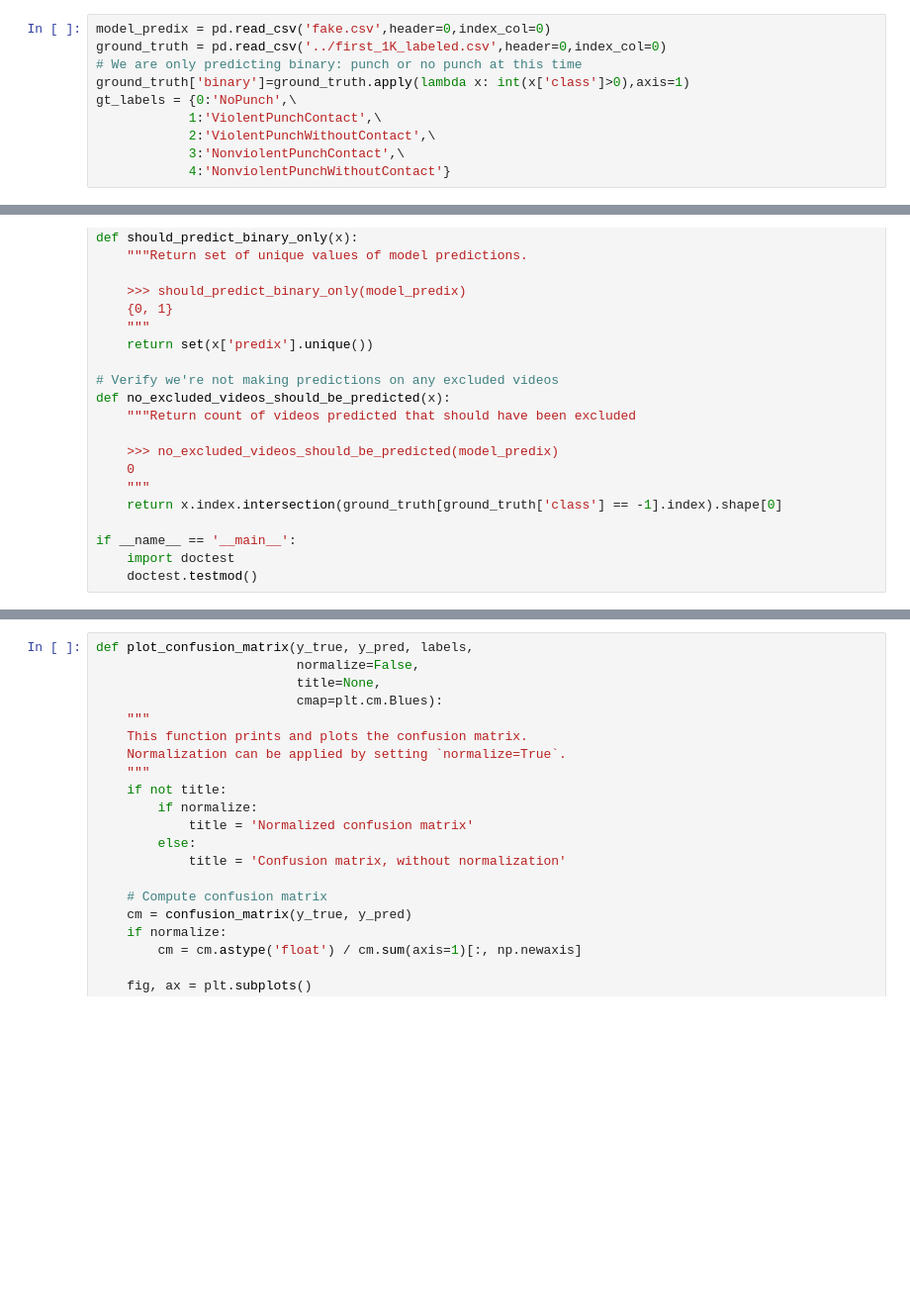
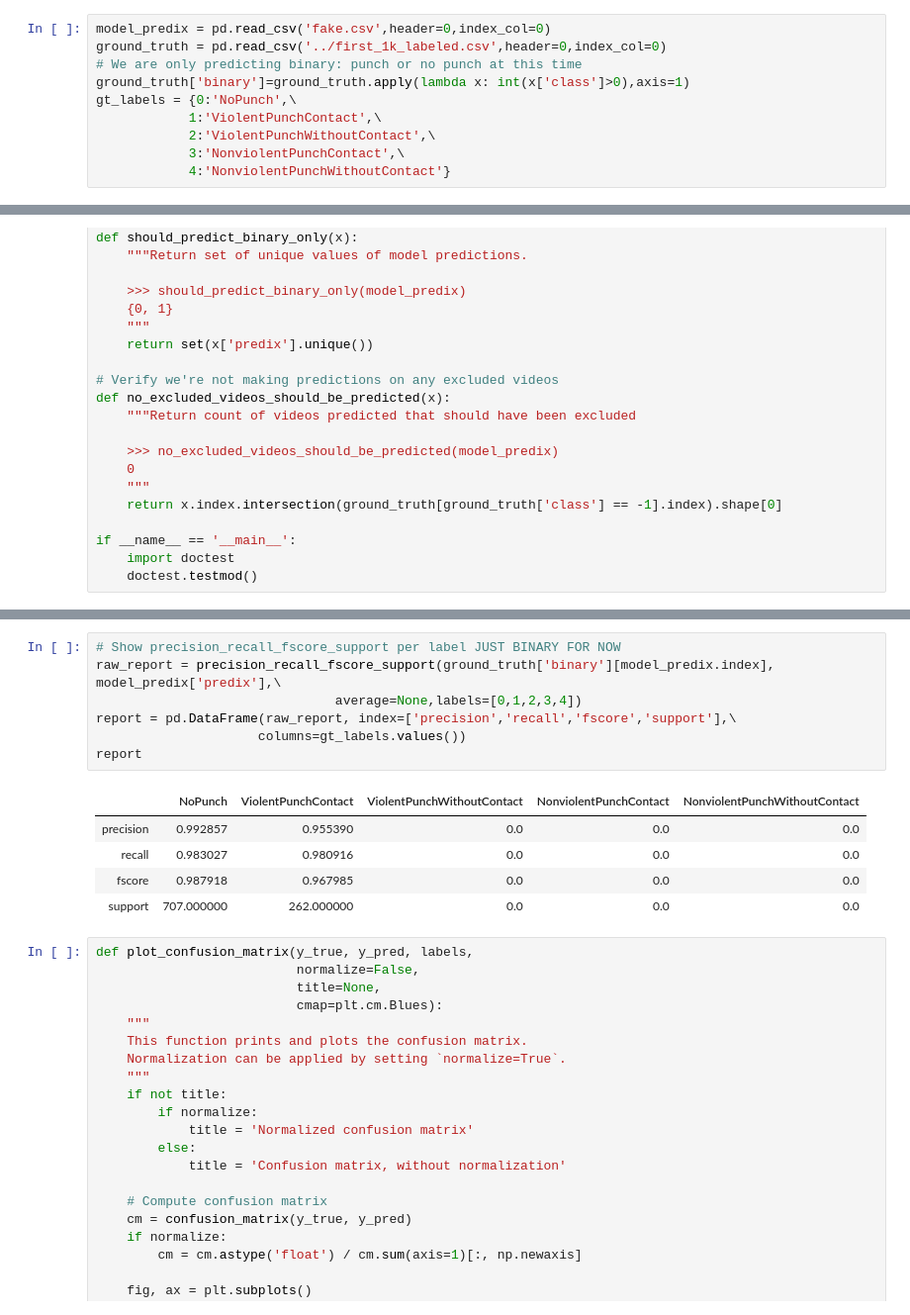
Before and after one commit to ahsenq/bittah-ninja, a Jupyter notebook: eval/EvalTheatre.ipynb, the cells around one changed output, grey strips where cells are left out. Shown at 99% size. Cells and saved outputs as stored; diff of their text form; blank space fills up the shorter version.

Commit message:
EvalTheatre.ipynb ready to evaluate a model

```diff
--- a/eval/EvalTheatre.ipynb
+++ b/eval/EvalTheatre.ipynb
@@ -32,6 +23,6 @@ Known nbextensions:
 # %%
 model_predix = pd.read_csv('fake.csv',header=0,index_col=0)
-ground_truth = pd.read_csv('../first_1K_labeled.csv',header=0,index_col=0)
+ground_truth = pd.read_csv('../first_1k_labeled.csv',header=0,index_col=0)
 # We are only predicting binary: punch or no punch at this time
 ground_truth['binary']=ground_truth.apply(lambda x: int(x['class']>0),axis=1)
 gt_labels = {0:'NoPunch',\
@@ -78,3 +71,16 @@ labels.sort()
+# %%
+# Show precision_recall_fscore_support per label JUST BINARY FOR NOW
+raw_report = precision_recall_fscore_support(ground_truth['binary'][model_predix.index], model_predix['predix'],\
+                               average=None,labels=[0,1,2,3,4])
+report = pd.DataFrame(raw_report, index=['precision','recall','fscore','support'],\
+                     columns=gt_labels.values())
+report
+# %% [output]
+|  | NoPunch | ViolentPunchContact | ViolentPunchWithoutContact | NonviolentPunchContact | NonviolentPunchWithoutContact |
+| precision | 0.992857 | 0.955390 | 0.0 | 0.0 | 0.0 |
+| recall | 0.983027 | 0.980916 | 0.0 | 0.0 | 0.0 |
+| fscore | 0.987918 | 0.967985 | 0.0 | 0.0 | 0.0 |
+| support | 707.000000 | 262.000000 | 0.0 | 0.0 | 0.0 |
 # %%
 def plot_confusion_matrix(y_true, y_pred, labels,
                           normalize=False,
```
Also changed, not shown: parts of 19 cells of this notebook, 1 other file.
